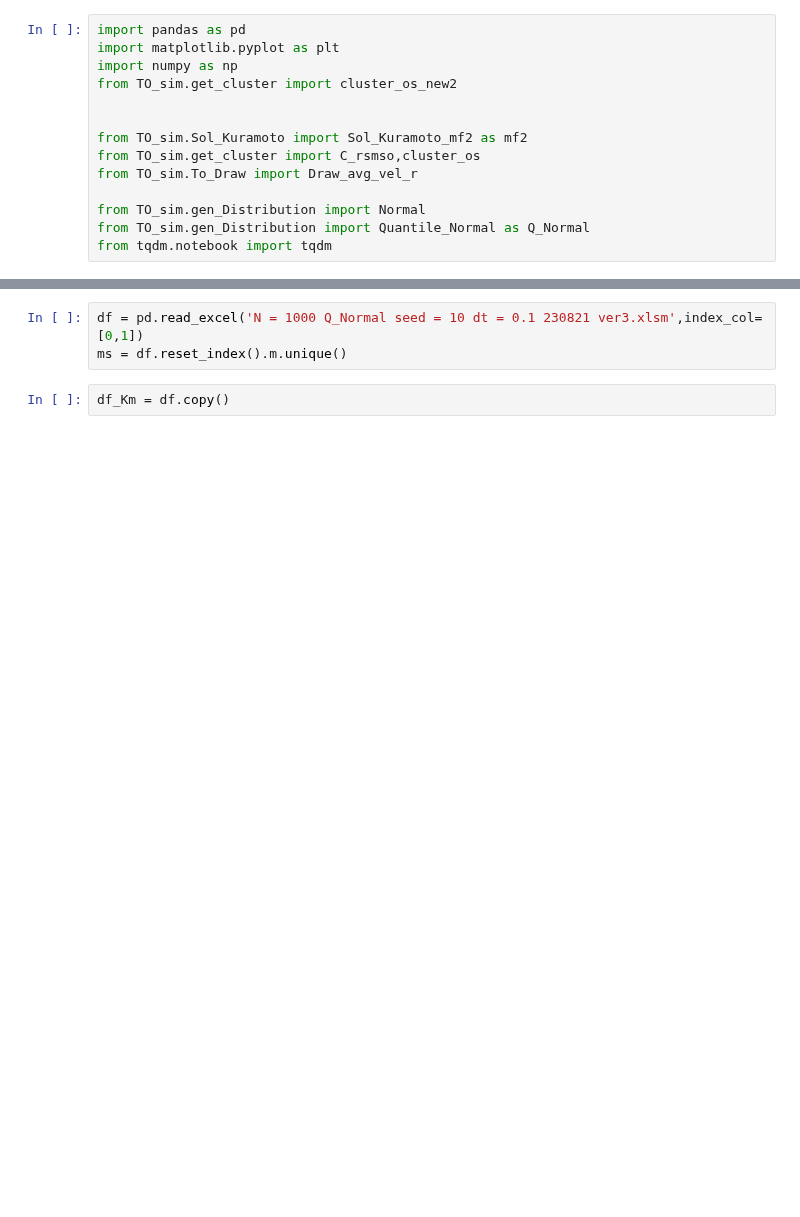
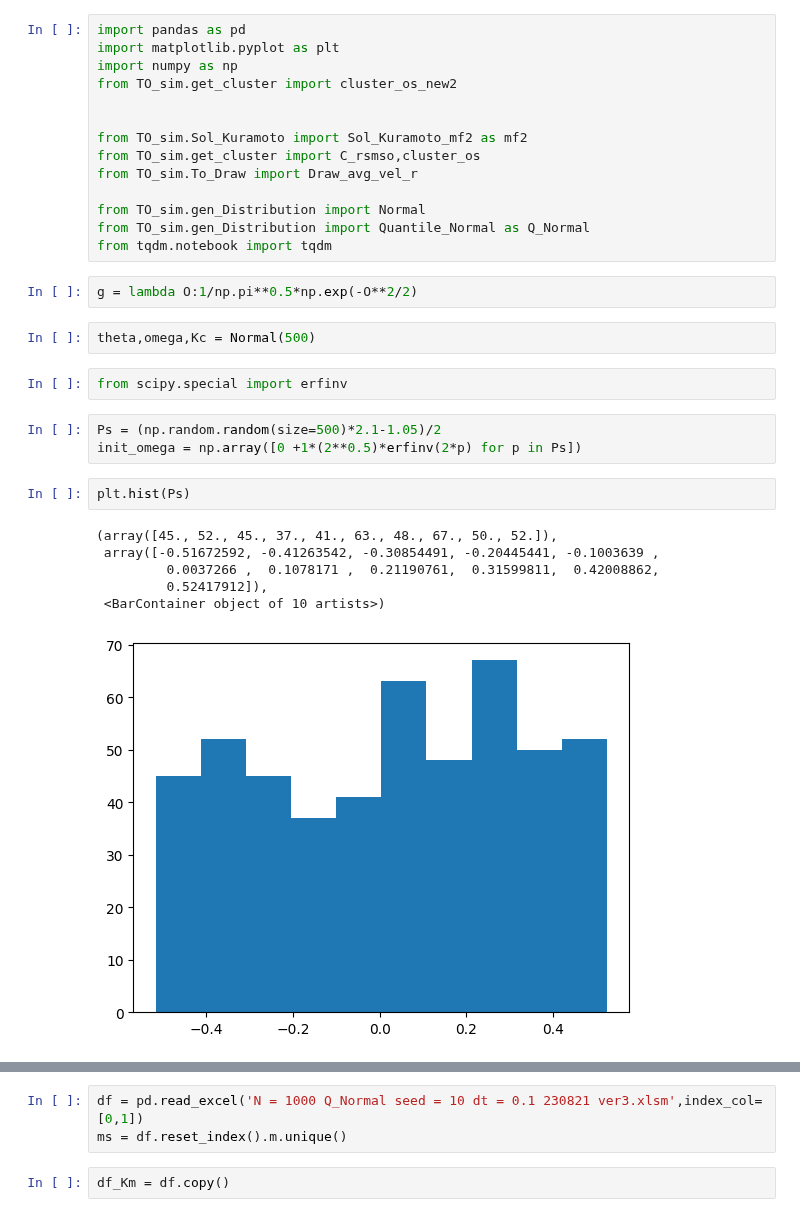
Before and after one commit to Gug-Young/Kuramoto-model, a Jupyter notebook: 230710 cluster algorithm check final.ipynb, the cells around one changed output, grey strips where cells are left out. Saved outputs shown, nothing was run; the diff lists cells and outputs as text; blank space fills up the shorter version.

```diff
--- a/230710 cluster algorithm check final.ipynb
+++ b/230710 cluster algorithm check final.ipynb
@@ -12,3 +12,21 @@ from TO_sim.To_Draw import Draw_avg_vel_r
 from TO_sim.gen_Distribution import Normal
 from TO_sim.gen_Distribution import Quantile_Normal as Q_Normal
 from tqdm.notebook import tqdm
+# %%
+g = lambda O:1/np.pi**0.5*np.exp(-O**2/2)
+# %%
+theta,omega,Kc = Normal(500)
+# %%
+from scipy.special import erfinv
+# %%
+Ps = (np.random.random(size=500)*2.1-1.05)/2
+init_omega = np.array([0 +1*(2**0.5)*erfinv(2*p) for p in Ps])
+# %%
+plt.hist(Ps)
+# %% [output]
+(array([45., 52., 45., 37., 41., 63., 48., 67., 50., 52.]),
+ array([-0.51672592, -0.41263542, -0.30854491, -0.20445441, -0.1003639 ,
+         0.0037266 ,  0.1078171 ,  0.21190761,  0.31599811,  0.42008862,
+         0.52417912]),
+ <BarContainer object of 10 artists>)
+[figure, added]
```
Also changed, not shown: parts of 2 cells of this notebook.
